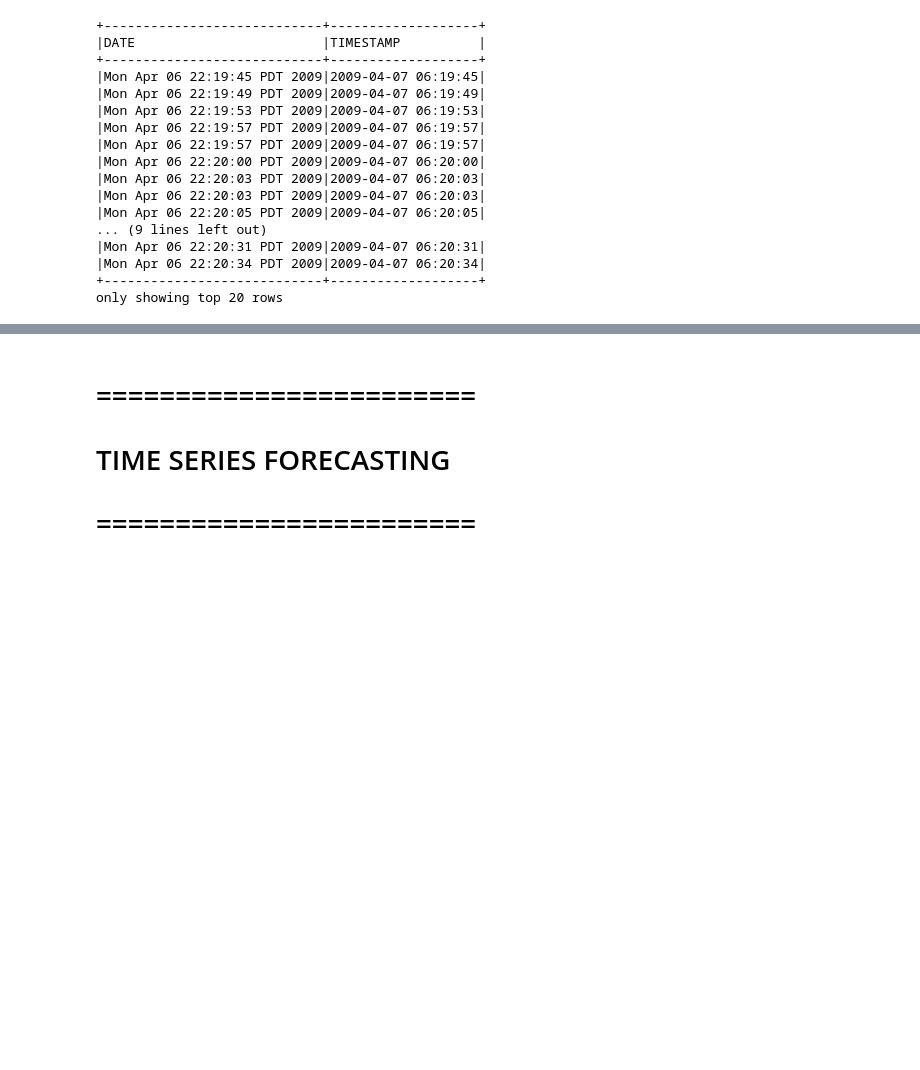
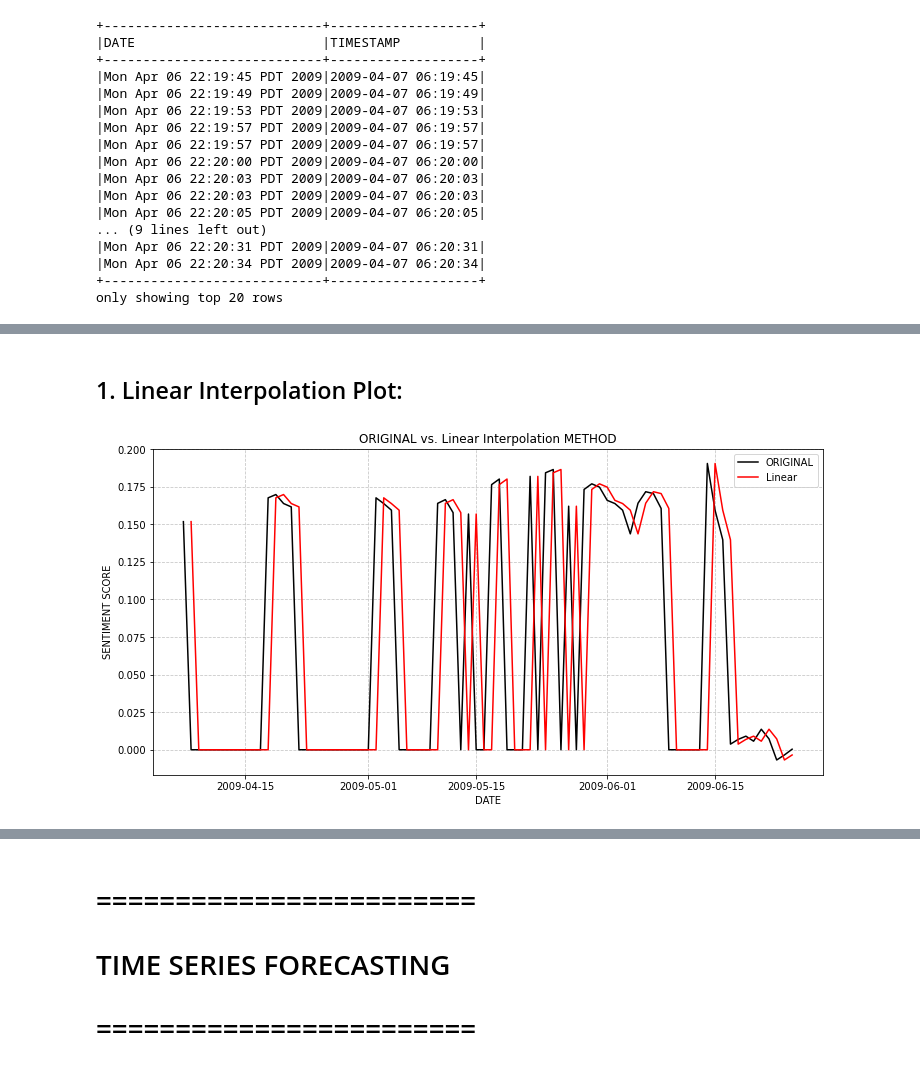
Before and after one commit to mzmalkoc/S2CA2_2023034, a Jupyter notebook: S2CA2.ipynb, the cells around one changed output, grey strips where cells are left out. Saved outputs shown, nothing was run; the diff lists cells and outputs as text; code cells hidden in the pictures; blank space fills up the shorter version.

Commit message:
End of The Time Series

```diff
--- a/S2CA2.ipynb
+++ b/S2CA2.ipynb
@@ -1134,0 +808,21 @@ only showing top 20 rows
+# %%
+%%time
+
+import matplotlib.pyplot as plt
+from pyspark.sql import functions as F
+from pyspark.sql.window import Window
+
+# CREATE WINDOW SPECIFICATION
+WindowSpecification = Window.orderBy("YearMonthDateTYPE")
+
+# 1. APPLY LINEAR INTERPOLATION
+DF = DF.withColumn("LINEAR", F.lag(DF["SenSCOREAvg"]).over(WindowSpecification))
+
+# 2. APPLY KNN MEAN INTERPOLATION
+DF = DF.withColumn("KNN", F.coalesce((DF["SenSCOREAvg"] + (F.lag(DF["SenSCOREAvg"]).over(WindowSpecification) + F.lead(DF["SenSCOREAvg"]).over(WindowSpecification)) / 2), DF["SenSCOREAvg"]))
+
+# 3. APPLY SEASONAL MEAN INTERPOLATION
+DF = DF.withColumn("SEASONAL", F.coalesce((DF["SenSCOREAvg"] + (F.lag(DF["SenSCOREAvg"], 7).over(WindowSpecification) + F.lead(DF["SenSCOREAvg"], -7).over(WindowSpecification)) / 2), DF["SenSCOREAvg"]))
+
+# CREATE NEW LIST WITH SELECTED COLUMNS
+InterList = DF.select("YearMonthDateTYPE", "SenSCOREAvg", "LINEAR", "KNN", "SEASONAL").collect()
@@ -1134,0 +832,25 @@ only showing top 20 rows
+# %% [markdown]
+## 1. Linear Interpolation Plot:
+# %%
+# PLOT CONFIGURATION
+plt.figure(figsize=(12, 6))
+plt.plot(Dates, Scores, label='ORIGINAL', color='black')
+
+# PLOT THE LINEAR INTERPOLATION METHOD
+plt.plot(Dates, [row["LINEAR"] for row in InterList], label='Linear', color='r')
+
+# ADD TITLE AND LABEL
+plt.xlabel('DATE')
+plt.ylabel('SENTIMENT SCORE')
+plt.title('ORIGINAL vs. Linear Interpolation METHOD')
+
+# ADD GRID
+plt.grid(True, linestyle='--', alpha=0.7)
+
+# ADD LEGEND
+plt.legend()
+
+# SHOW THE PLOT
+plt.show()
+# %% [output]
+[figure, added]
```
Also changed, not shown: parts of 84 cells of this notebook.
